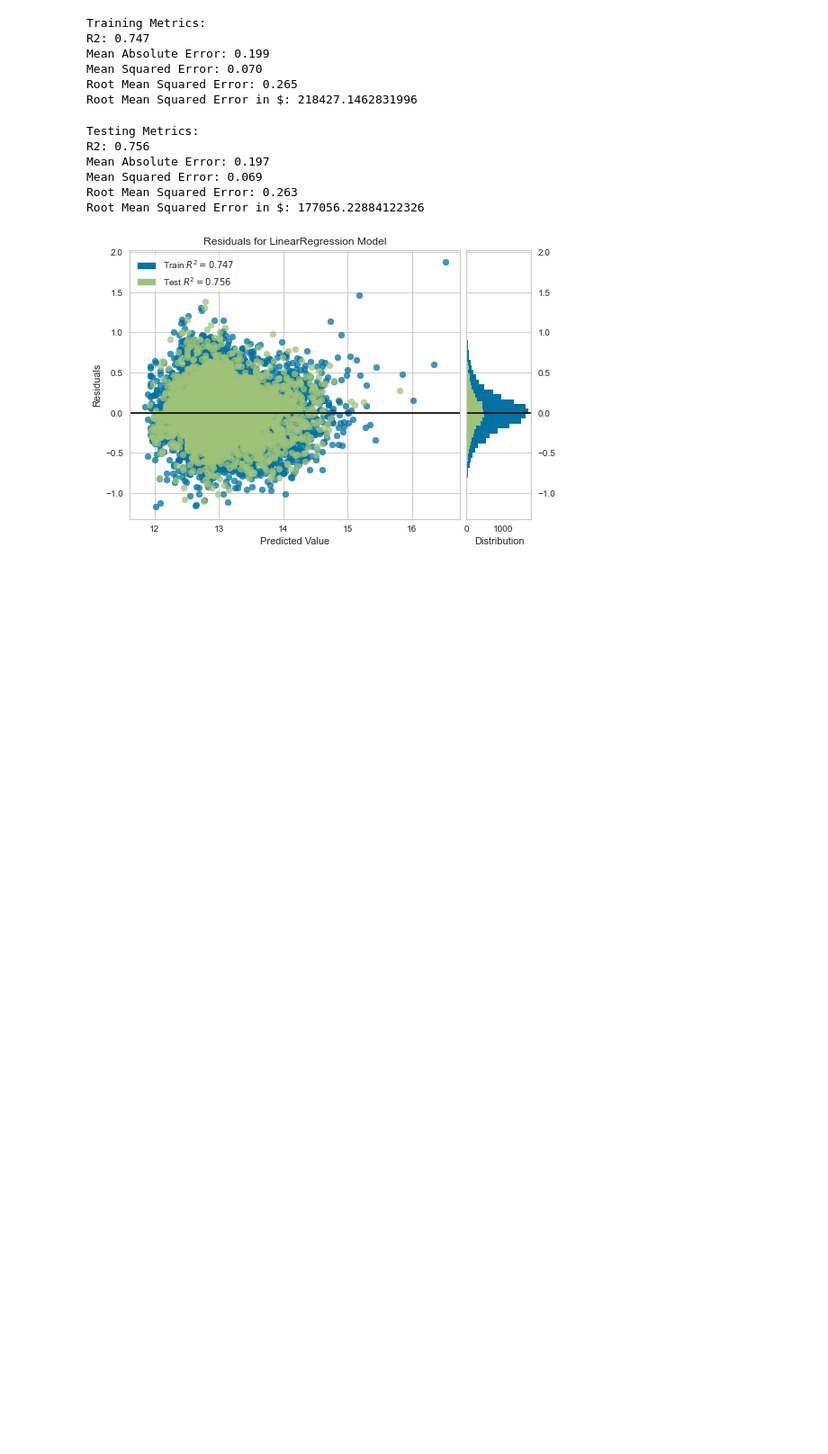
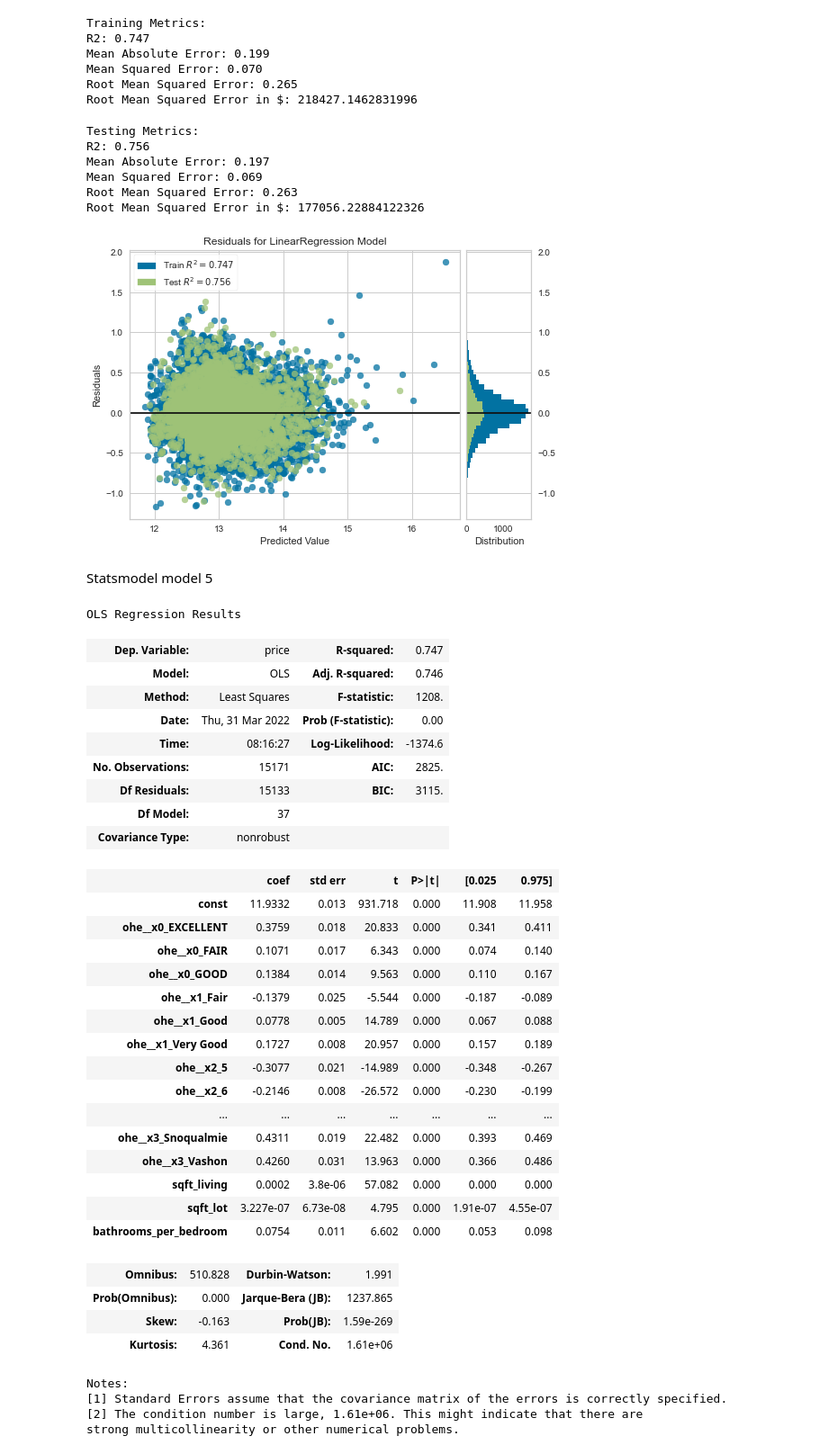
Before and after one commit to aliceagrawal/King-County-House-Sales, a Jupyter notebook: Alice Notebook.ipynb, the cells around one changed output. Shown: that part at 90% size. Drawn from its saved outputs; the diff is of its cells as text; code cells hidden in the pictures; blank space fills up the shorter version.

```diff
--- a/Alice Notebook.ipynb
+++ b/Alice Notebook.ipynb
@@ -1341,3 +1341,46 @@ visualizer.show()
 plt.show()
 # %% [output]
 [figure]
+# %% [markdown]
+Statsmodel model 5
+# %%
+endog = y_train
+exog = X_train5
+lin_reg_model = sm.OLS(endog=endog, exog=sm.add_constant(exog)).fit()
+# %%
+lin_reg_model.summary()
+# %% [output]
+OLS Regression Results
+| Dep. Variable: | price | R-squared: | 0.747 |
+| Model: | OLS | Adj. R-squared: | 0.746 |
+| Method: | Least Squares | F-statistic: | 1208. |
+| Date: | Thu, 31 Mar 2022 | Prob (F-statistic): | 0.00 |
+| Time: | 08:16:27 | Log-Likelihood: | -1374.6 |
+| No. Observations: | 15171 | AIC: | 2825. |
+| Df Residuals: | 15133 | BIC: | 3115. |
+| Df Model: | 37 |  |  |
+| Covariance Type: | nonrobust |  |  |
+|  | coef | std err | t | P>|t| | [0.025 | 0.975] |
+| const | 11.9332 | 0.013 | 931.718 | 0.000 | 11.908 | 11.958 |
+| ohe__x0_EXCELLENT | 0.3759 | 0.018 | 20.833 | 0.000 | 0.341 | 0.411 |
+| ohe__x0_FAIR | 0.1071 | 0.017 | 6.343 | 0.000 | 0.074 | 0.140 |
+| ohe__x0_GOOD | 0.1384 | 0.014 | 9.563 | 0.000 | 0.110 | 0.167 |
+| ohe__x1_Fair | -0.1379 | 0.025 | -5.544 | 0.000 | -0.187 | -0.089 |
+| ohe__x1_Good | 0.0778 | 0.005 | 14.789 | 0.000 | 0.067 | 0.088 |
+| ohe__x1_Very Good | 0.1727 | 0.008 | 20.957 | 0.000 | 0.157 | 0.189 |
+| ohe__x2_5 | -0.3077 | 0.021 | -14.989 | 0.000 | -0.348 | -0.267 |
+| ohe__x2_6 | -0.2146 | 0.008 | -26.572 | 0.000 | -0.230 | -0.199 |
+| ... | ... | ... | ... | ... | ... | ... |
+| ohe__x3_Snoqualmie | 0.4311 | 0.019 | 22.482 | 0.000 | 0.393 | 0.469 |
+| ohe__x3_Vashon | 0.4260 | 0.031 | 13.963 | 0.000 | 0.366 | 0.486 |
+| sqft_living | 0.0002 | 3.8e-06 | 57.082 | 0.000 | 0.000 | 0.000 |
+| sqft_lot | 3.227e-07 | 6.73e-08 | 4.795 | 0.000 | 1.91e-07 | 4.55e-07 |
+| bathrooms_per_bedroom | 0.0754 | 0.011 | 6.602 | 0.000 | 0.053 | 0.098 |
+| Omnibus: | 510.828 | Durbin-Watson: | 1.991 |
+| Prob(Omnibus): | 0.000 | Jarque-Bera (JB): | 1237.865 |
+| Skew: | -0.163 | Prob(JB): | 1.59e-269 |
+| Kurtosis: | 4.361 | Cond. No. | 1.61e+06 |
+Notes:
+[1] Standard Errors assume that the covariance matrix of the errors is correctly specified.
+[2] The condition number is large, 1.61e+06. This might indicate that there are
+strong multicollinearity or other numerical problems.
```
Also changed, not shown: parts of 3 cells of this notebook, 5 other files.
